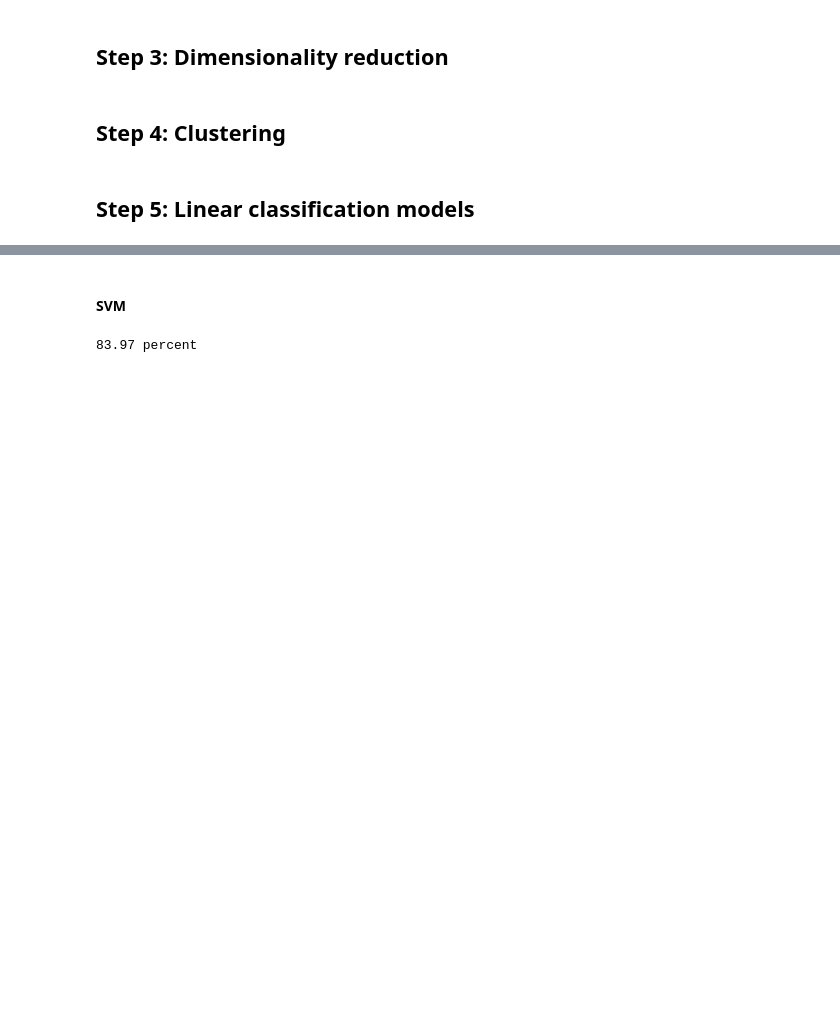
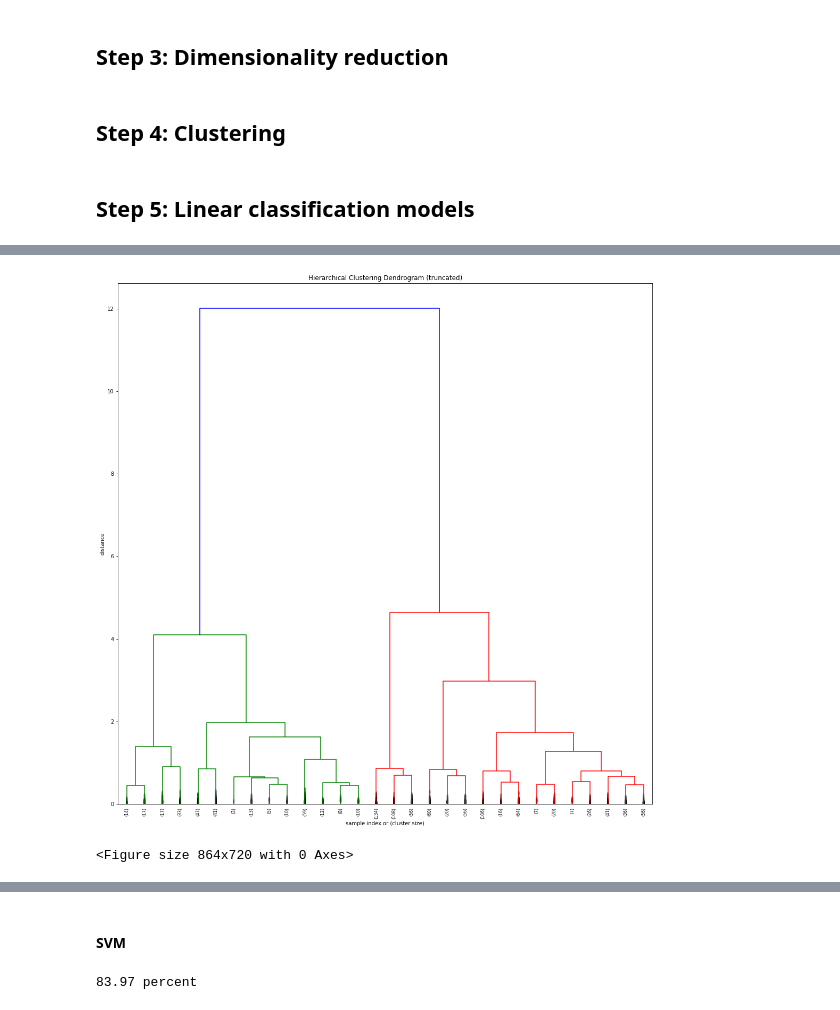
Before and after one commit to nicholaslesh/IBM-People-Analytics-Group-Project, a Jupyter notebook: people_analytics_master_script.ipynb, the cells around one changed output, grey strips where cells are left out. Saved outputs shown, nothing was run; the diff lists cells and outputs as text; code cells hidden in the pictures; blank space fills up the shorter version.

```diff
--- a/people_analytics_master_script.ipynb
+++ b/people_analytics_master_script.ipynb
@@ -216,0 +255,20 @@ Number transactions y_test dataset:  (368,)
+# %%
+labels = fcluster(mergings, 70, criterion='distance')
+
+# Plot the dendrogram
+dendrogram(
+    mergings,
+    show_contracted=True,
+    truncate_mode='lastp',
+    labels=labels,
+    leaf_rotation=90.,
+    leaf_font_size=8
+)
+plt.title('Hierarchical Clustering Dendrogram (truncated)')
+plt.xlabel('sample index or (cluster size)')
+plt.ylabel('distance')
+plt.figure(figsize=(12,10))
+plt.show()
+# %% [output]
+[figure, added]
+<Figure size 864x720 with 0 Axes>
```
Also changed, not shown: parts of 14 cells of this notebook, 2 other files.
